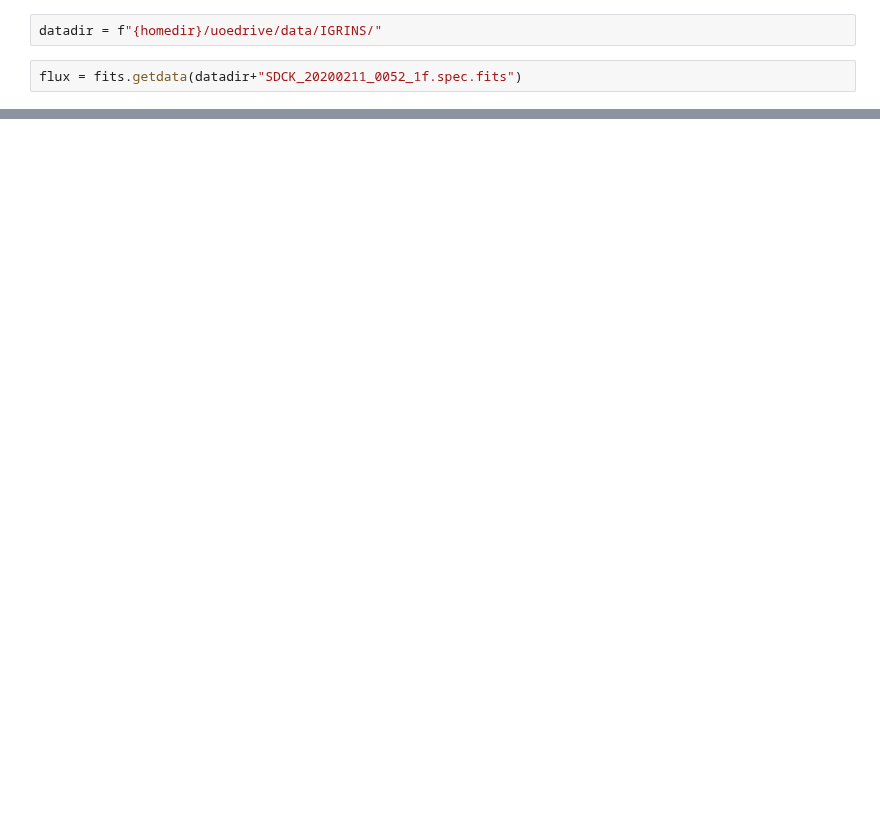
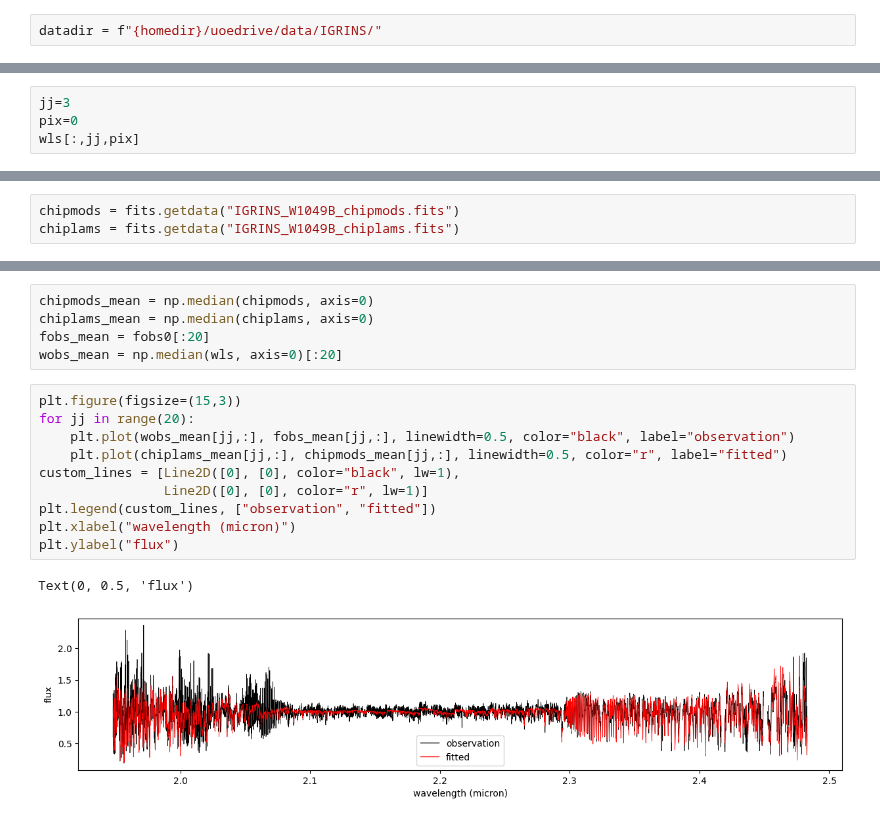
Before and after one commit to alphalyncis/dopplerimg, a Jupyter notebook: code/fit_IGRINS.ipynb, the cells around one changed output, grey strips where cells are left out. Saved outputs shown, nothing was run; the diff lists cells and outputs as text; blank space fills up the shorter version.

Commit message:
try IGRINS fit

```diff
--- a/code/fit_IGRINS.ipynb
+++ b/code/fit_IGRINS.ipynb
@@ -8,5 +12,3 @@ import numpy as np
 homedir = os.path.expanduser('~')
 # %%
 datadir = f"{homedir}/uoedrive/data/IGRINS/"
-# %%
-flux = fits.getdata(datadir+"SDCK_20200211_0052_1f.spec.fits")
@@ -28,0 +56,4 @@ array([          nan, 6.9128982e-05, 1.5334046e-01, ...,           inf,
+# %%
+jj=3
+pix=0
+wls[:,jj,pix]
@@ -28,0 +73,3 @@ array([          nan, 6.9128982e-05, 1.5334046e-01, ...,           inf,
+# %%
+chipmods = fits.getdata("IGRINS_W1049B_chipmods.fits")
+chiplams = fits.getdata("IGRINS_W1049B_chiplams.fits")
@@ -28,0 +136,18 @@ array([          nan, 6.9128982e-05, 1.5334046e-01, ...,           inf,
+# %%
+chipmods_mean = np.median(chipmods, axis=0)
+chiplams_mean = np.median(chiplams, axis=0)
+fobs_mean = fobs0[:20]
+wobs_mean = np.median(wls, axis=0)[:20]
+# %%
+plt.figure(figsize=(15,3))
+for jj in range(20):
+    plt.plot(wobs_mean[jj,:], fobs_mean[jj,:], linewidth=0.5, color="black", label="observation")
+    plt.plot(chiplams_mean[jj,:], chipmods_mean[jj,:], linewidth=0.5, color="r", label="fitted")
+custom_lines = [Line2D([0], [0], color="black", lw=1),
+                Line2D([0], [0], color="r", lw=1)]
+plt.legend(custom_lines, ["observation", "fitted"])
+plt.xlabel("wavelength (micron)")
+plt.ylabel("flux")
+# %% [output]
+Text(0, 0.5, 'flux')
+[figure, added]
```
Also changed, not shown: parts of 11 cells of this notebook, 7 other files.
